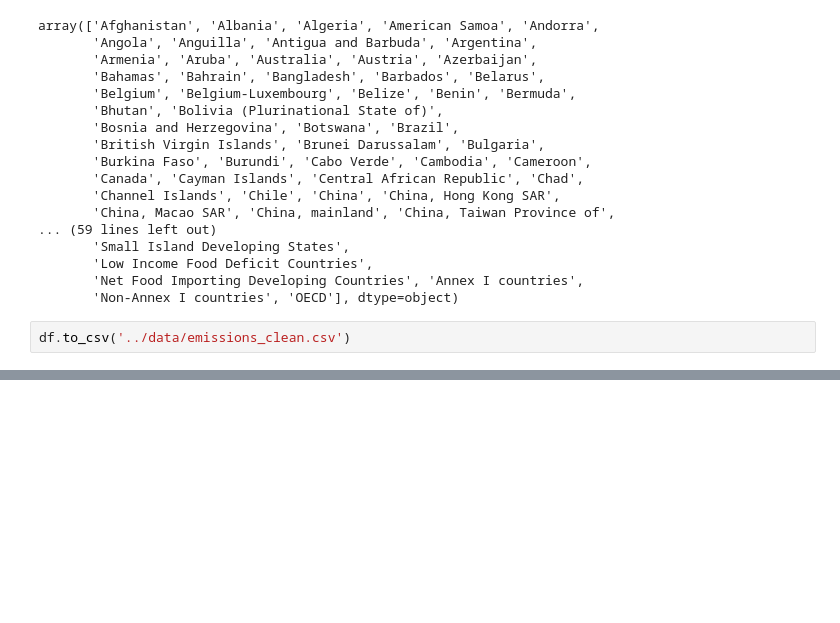
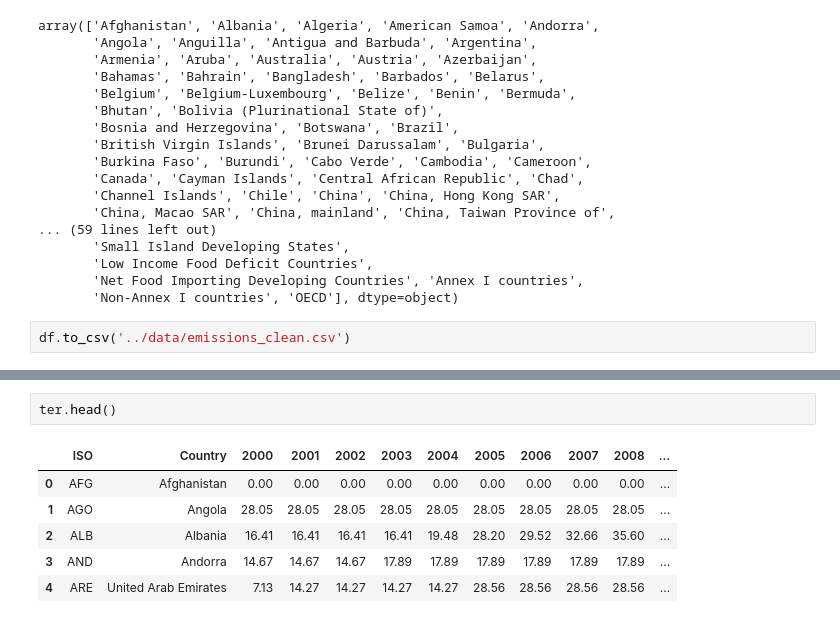
Before and after one commit to AdriPerse/climate-change, a Jupyter notebook: notebooks/Raquel.ipynb, the cells around one changed output, grey strips where cells are left out. Drawn from its saved outputs; the diff is of its cells as text; blank space fills up the shorter version.

```diff
--- a/notebooks/Raquel.ipynb
+++ b/notebooks/Raquel.ipynb
@@ -303,0 +339,9 @@ df.to_csv('../data/emissions_clean.csv')
+# %%
+ter.head()
+# %% [output]
+|  | ISO | Country | 2000 | 2001 | 2002 | 2003 | 2004 | 2005 | 2006 | 2007 | 2008 | ... |
+| 0 | AFG | Afghanistan | 0.00 | 0.00 | 0.00 | 0.00 | 0.00 | 0.00 | 0.00 | 0.00 | 0.00 | ... |
+| 1 | AGO | Angola | 28.05 | 28.05 | 28.05 | 28.05 | 28.05 | 28.05 | 28.05 | 28.05 | 28.05 | ... |
+| 2 | ALB | Albania | 16.41 | 16.41 | 16.41 | 16.41 | 19.48 | 28.20 | 29.52 | 32.66 | 35.60 | ... |
+| 3 | AND | Andorra | 14.67 | 14.67 | 14.67 | 17.89 | 17.89 | 17.89 | 17.89 | 17.89 | 17.89 | ... |
+| 4 | ARE | United Arab Emirates | 7.13 | 14.27 | 14.27 | 14.27 | 14.27 | 28.56 | 28.56 | 28.56 | 28.56 | ... |
```
Also changed, not shown: parts of 7 cells of this notebook.
